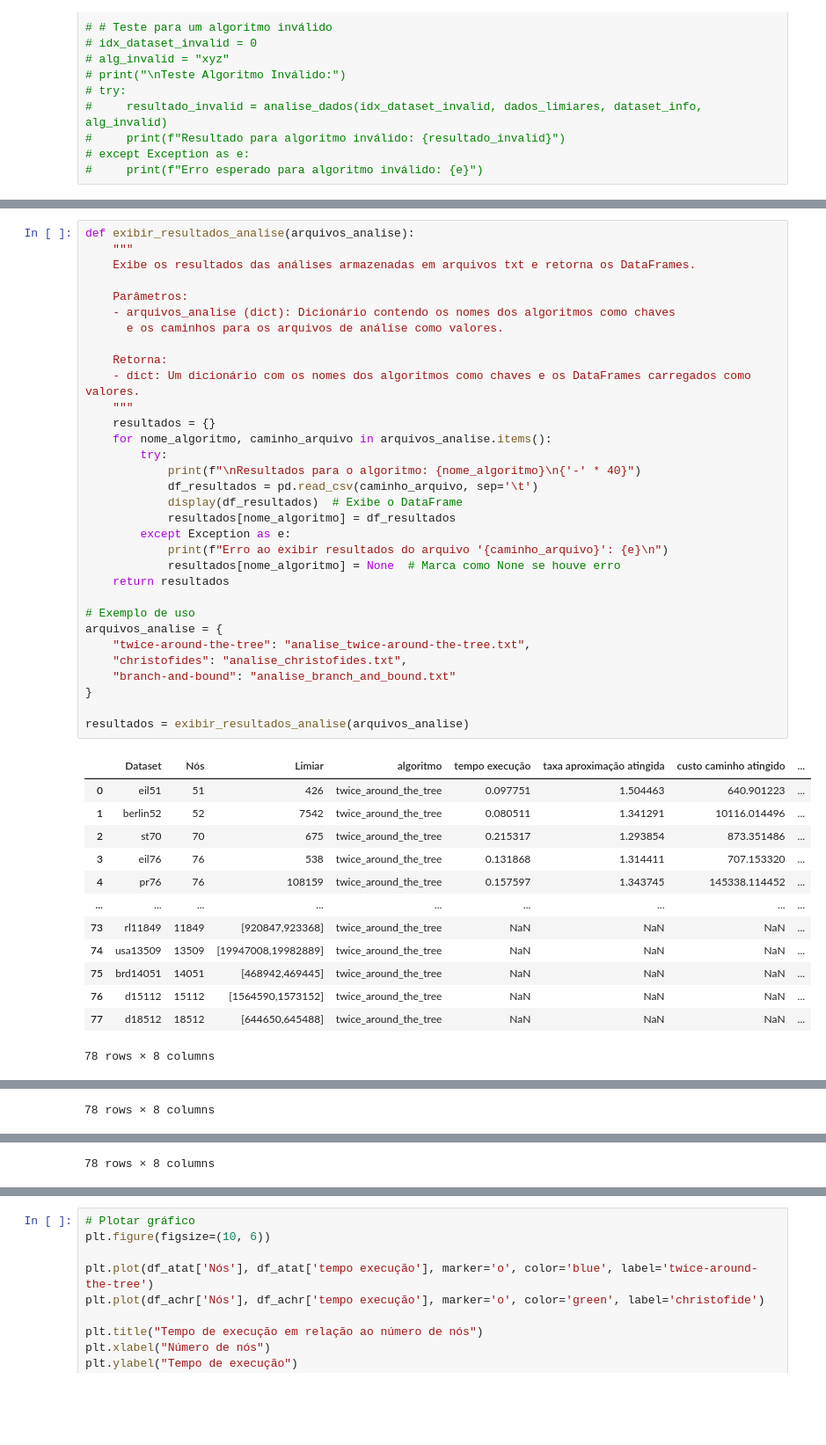
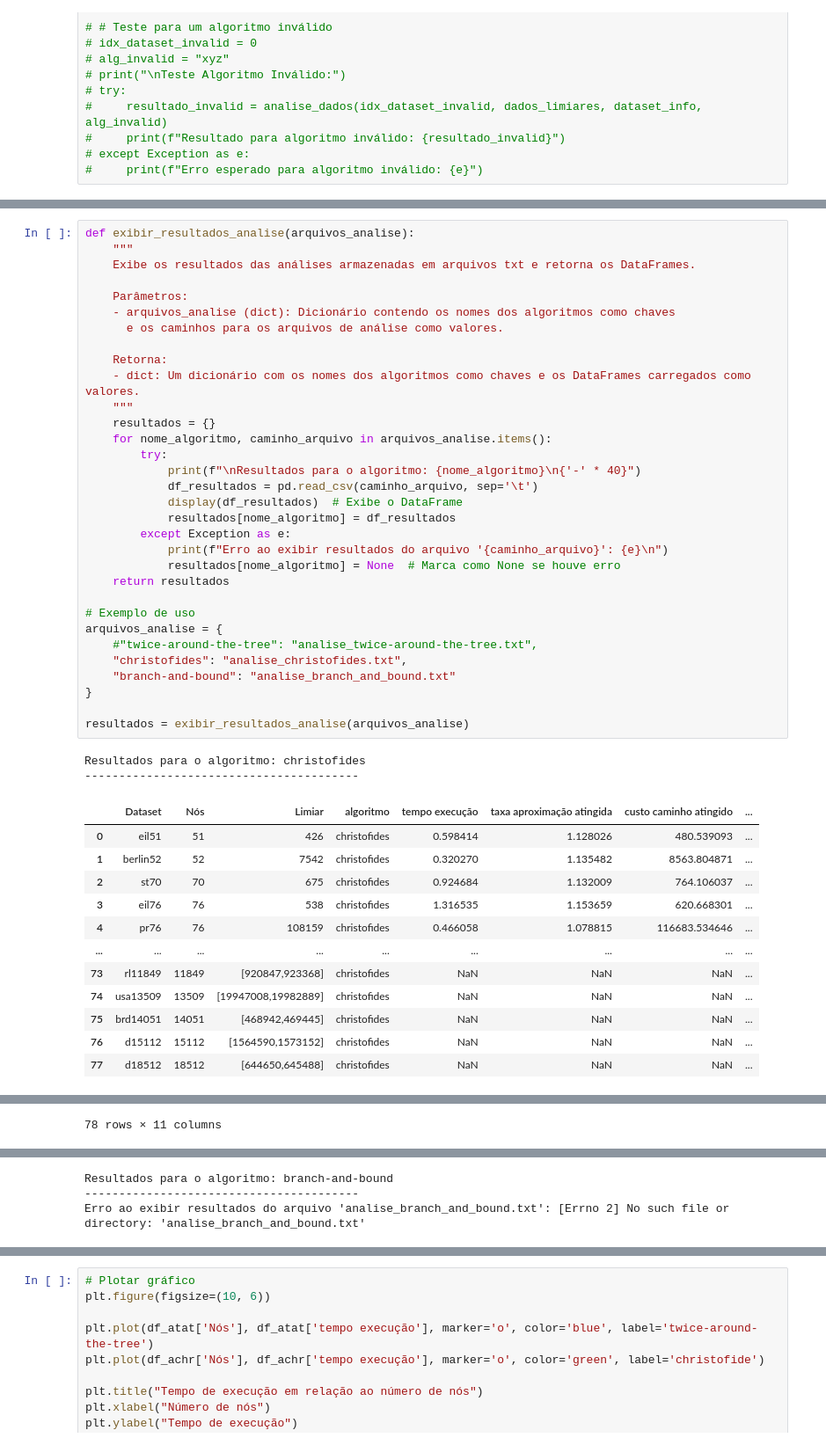
Before and after one commit to GimpelMatheus/TP_02_ALG02_TSP_ANALYZER_2024-02, a Jupyter notebook: main.ipynb, the cells around one changed output, grey strips where cells are left out. Shown: that part at 88% size. Cells and saved outputs as stored; diff of their text form; blank space fills up the shorter version.

```diff
--- a/main.ipynb
+++ b/main.ipynb
@@ -988,43 +961,44 @@ def exibir_resultados_analise(arquivos_analise):
     Exibe os resultados das análises armazenadas em arquivos txt e retorna os DataFrames.
 
     Parâmetros:
     - arquivos_analise (dict): Dicionário contendo os nomes dos algoritmos como chaves
       e os caminhos para os arquivos de análise como valores.
 
     Retorna:
     - dict: Um dicionário com os nomes dos algoritmos como chaves e os DataFrames carregados como valores.
     """
     resultados = {}
     for nome_algoritmo, caminho_arquivo in arquivos_analise.items():
         try:
             print(f"\nResultados para o algoritmo: {nome_algoritmo}\n{'-' * 40}")
             df_resultados = pd.read_csv(caminho_arquivo, sep='\t')
             display(df_resultados)  # Exibe o DataFrame
             resultados[nome_algoritmo] = df_resultados
         except Exception as e:
             print(f"Erro ao exibir resultados do arquivo '{caminho_arquivo}': {e}\n")
             resultados[nome_algoritmo] = None  # Marca como None se houve erro
     return resultados
 
 # Exemplo de uso
 arquivos_analise = {
-    "twice-around-the-tree": "analise_twice-around-the-tree.txt",
+    #"twice-around-the-tree": "analise_twice-around-the-tree.txt",
     "christofides": "analise_christofides.txt",
     "branch-and-bound": "analise_branch_and_bound.txt"
 }
 
 resultados = exibir_resultados_analise(arquivos_analise)
 # %% [output]
+Resultados para o algoritmo: christofides
+----------------------------------------
 |  | Dataset | Nós | Limiar | algoritmo | tempo execução | taxa aproximação atingida | custo caminho atingido | ... |
-| 0 | eil51 | 51 | 426 | twice_around_the_tree | 0.097751 | 1.504463 | 640.901223 | ... |
-| 1 | berlin52 | 52 | 7542 | twice_around_the_tree | 0.080511 | 1.341291 | 10116.014496 | ... |
-| 2 | st70 | 70 | 675 | twice_around_the_tree | 0.215317 | 1.293854 | 873.351486 | ... |
-| 3 | eil76 | 76 | 538 | twice_around_the_tree | 0.131868 | 1.314411 | 707.153320 | ... |
-| 4 | pr76 | 76 | 108159 | twice_around_the_tree | 0.157597 | 1.343745 | 145338.114452 | ... |
+| 0 | eil51 | 51 | 426 | christofides | 0.598414 | 1.128026 | 480.539093 | ... |
+| 1 | berlin52 | 52 | 7542 | christofides | 0.320270 | 1.135482 | 8563.804871 | ... |
+| 2 | st70 | 70 | 675 | christofides | 0.924684 | 1.132009 | 764.106037 | ... |
+| 3 | eil76 | 76 | 538 | christofides | 1.316535 | 1.153659 | 620.668301 | ... |
+| 4 | pr76 | 76 | 108159 | christofides | 0.466058 | 1.078815 | 116683.534646 | ... |
 | ... | ... | ... | ... | ... | ... | ... | ... | ... |
-| 73 | rl11849 | 11849 | [920847,923368] | twice_around_the_tree | NaN | NaN | NaN | ... |
-| 74 | usa13509 | 13509 | [19947008,19982889] | twice_around_the_tree | NaN | NaN | NaN | ... |
-| 75 | brd14051 | 14051 | [468942,469445] | twice_around_the_tree | NaN | NaN | NaN | ... |
-| 76 | d15112 | 15112 | [1564590,1573152] | twice_around_the_tree | NaN | NaN | NaN | ... |
-| 77 | d18512 | 18512 | [644650,645488] | twice_around_the_tree | NaN | NaN | NaN | ... |
+| 73 | rl11849 | 11849 | [920847,923368] | christofides | NaN | NaN | NaN | ... |
+| 74 | usa13509 | 13509 | [19947008,19982889] | christofides | NaN | NaN | NaN | ... |
+| 75 | brd14051 | 14051 | [468942,469445] | christofides | NaN | NaN | NaN | ... |
+| 76 | d15112 | 15112 | [1564590,1573152] | christofides | NaN | NaN | NaN | ... |
+| 77 | d18512 | 18512 | [644650,645488] | christofides | NaN | NaN | NaN | ... |
-78 rows × 8 columns
@@ -1043 +1005 @@ resultados = exibir_resultados_analise(arquivos_analise)
-78 rows × 8 columns
+78 rows × 11 columns
@@ -1056,4 +1006,6 @@ resultados = exibir_resultados_analise(arquivos_analise)
-78 rows × 8 columns
+Resultados para o algoritmo: branch-and-bound
+----------------------------------------
+Erro ao exibir resultados do arquivo 'analise_branch_and_bound.txt': [Errno 2] No such file or directory: 'analise_branch_and_bound.txt'
 # %%
 # Acessando os DataFrames retornados
 df_atat = resultados["twice-around-the-tree"]
```
Also changed, not shown: parts of 5 cells of this notebook, 3 other files.
